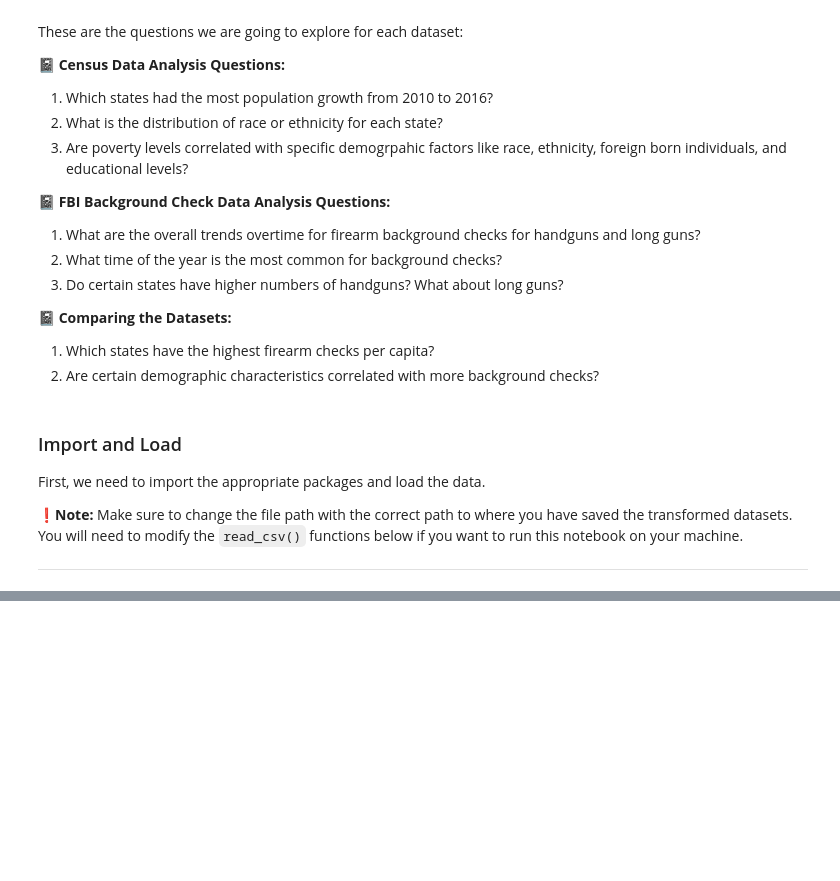
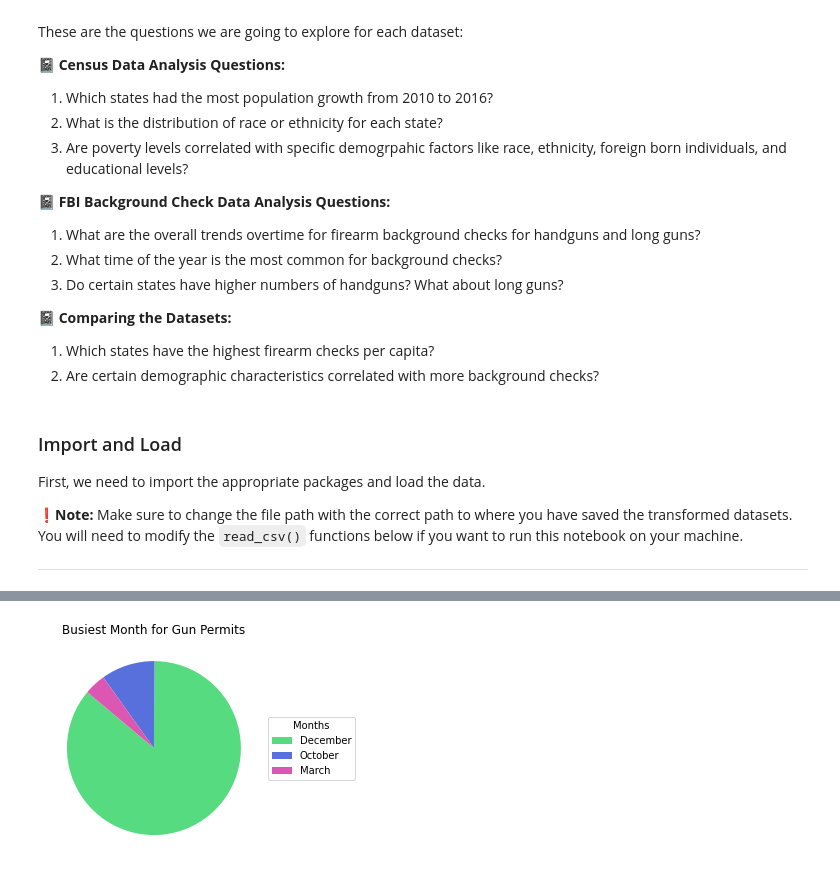
Before and after one commit to dezertdweller/fbi-gun-background-checks, a Jupyter notebook: investigate-a-dataset-project-klg.ipynb, the cells around one changed output, grey strips where cells are left out. Saved outputs shown, nothing was run; the diff lists cells and outputs as text; code cells hidden in the pictures; blank space fills up the shorter version.

```diff
--- a/investigate-a-dataset-project-klg.ipynb
+++ b/investigate-a-dataset-project-klg.ipynb
@@ -219,0 +367,11 @@ df_fbi = pd.read_csv('/Users/katialopes-gilbert/data-files/ncis-and-census-data/
+# %%
+# First, we need to aggregate total permits per state per month
+df_monthly_permits = df_fbi.groupby(['state', 'month-name'])['total_permits'].sum().reset_index()
+
+# Then, find the month with maximum permits for each state
+df_busiest_month = df_monthly_permits.loc[df_monthly_permits.groupby('state')['total_permits'].idxmax()]
+
+# Then, drop 'total_permits' column
+df_busiest_month = df_busiest_month.drop(columns=['total_permits'])
+
+print(df_busiest_month)
@@ -219,0 +396,17 @@ df_fbi = pd.read_csv('/Users/katialopes-gilbert/data-files/ncis-and-census-data/
+# %%
+# Count the number of states with each month as their busiest
+month_counts = df_busiest_month['month-name'].value_counts()
+
+# Create a pie chart
+chosen_colors = [colors[3], colors[5], colors[7]]
+
+fig, ax = plt.subplots()
+wedges, texts = ax.pie(month_counts, colors=chosen_colors, startangle=140)
+ax.legend(wedges, month_counts.index,
+          title="Months",
+          loc="center left",
+          bbox_to_anchor=(1, 0, 0.5, 1))
+ax.set_title('Busiest Month for Gun Permits')
+plt.show()
+# %% [output]
+[figure, added]
```
Also changed, not shown: parts of 43 cells of this notebook.
